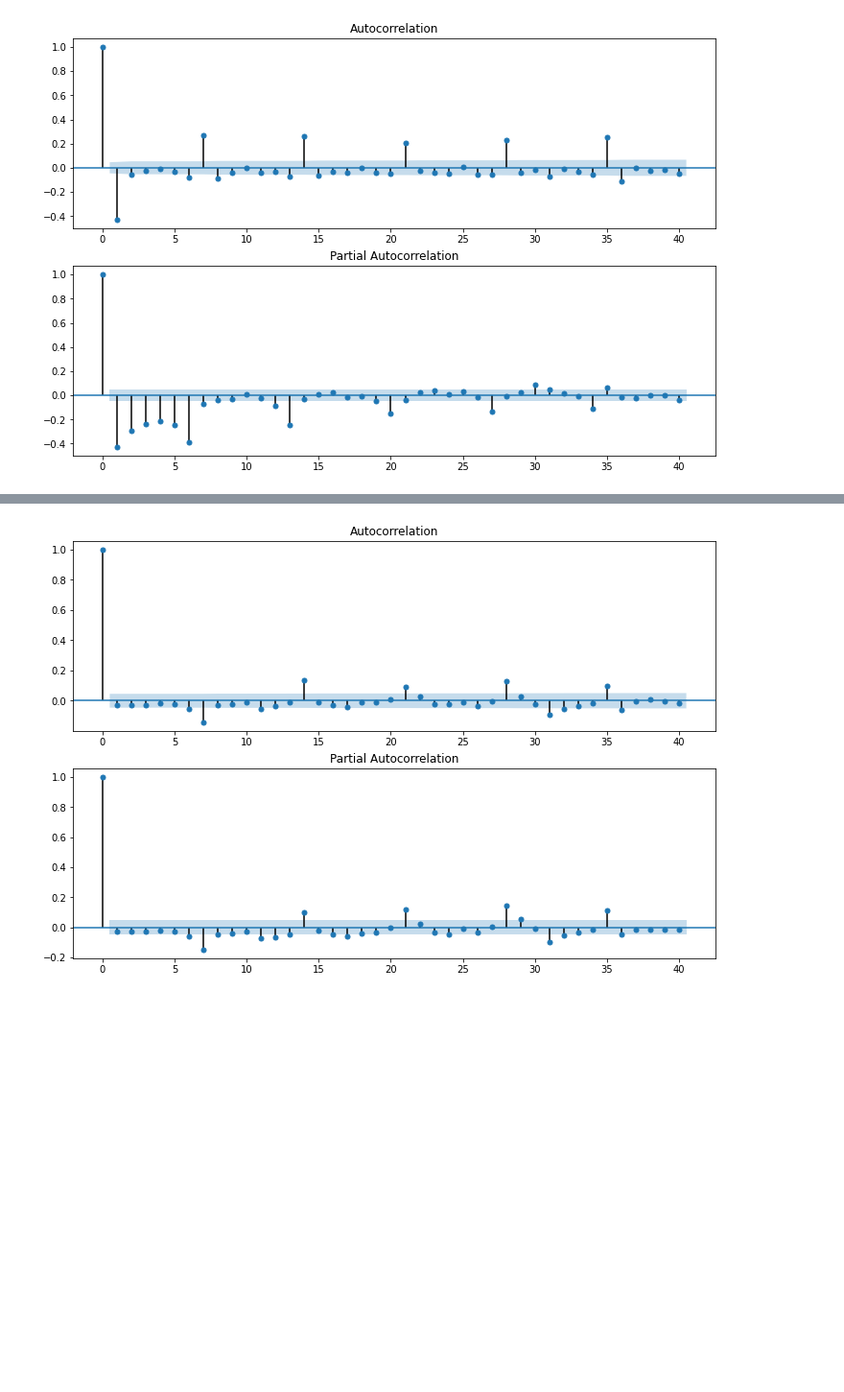
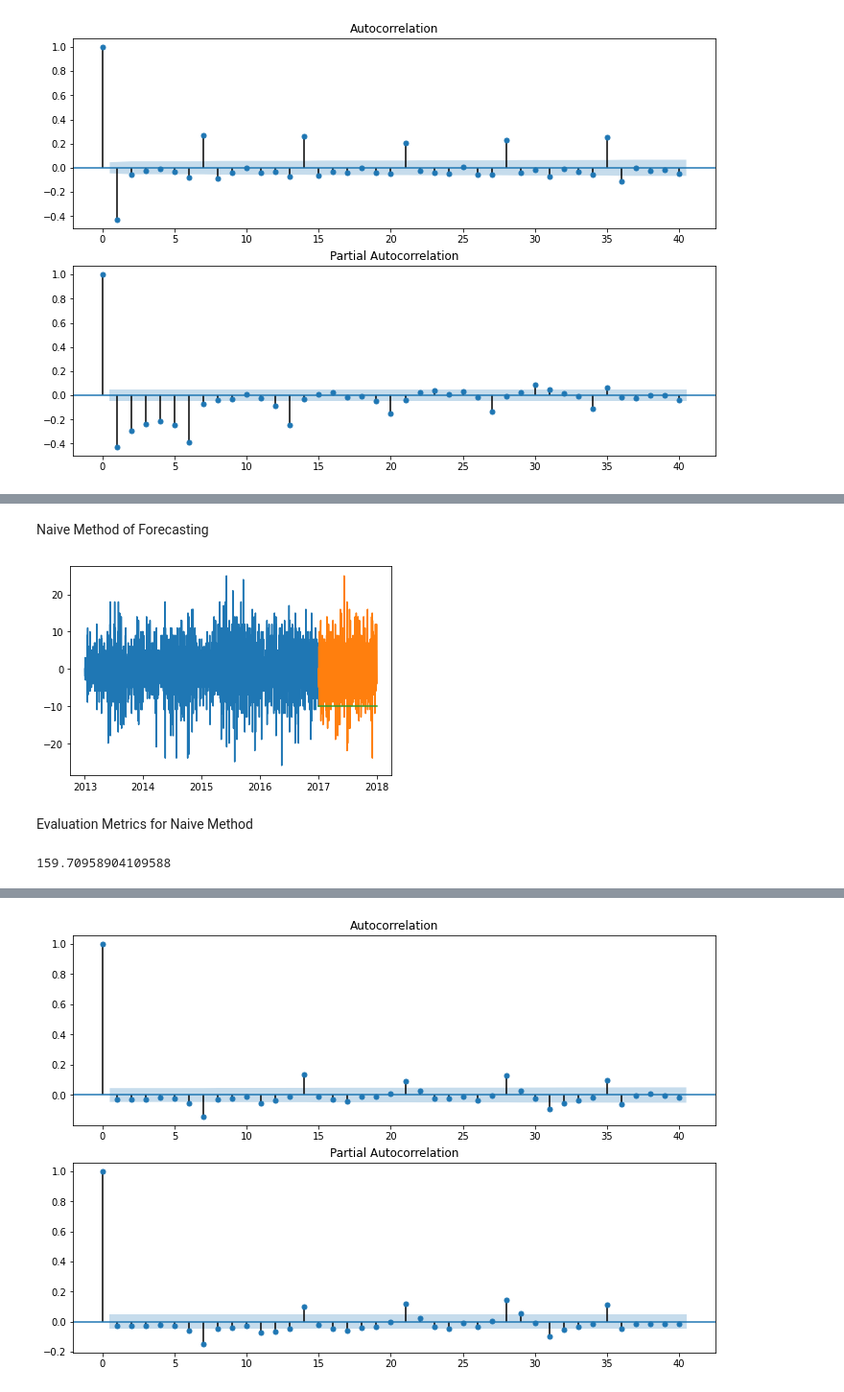
Before and after one commit to aravindh698/TCSION-INTERNSHIP, a Jupyter notebook: tcsion1.ipynb, the cells around one changed output, grey strips where cells are left out. Shown at 96% size. Saved outputs shown, nothing was run; the diff lists cells and outputs as text; code cells hidden in the pictures; blank space fills up the shorter version.

```diff
--- a/tcsion1.ipynb
+++ b/tcsion1.ipynb
@@ -419,0 +518,21 @@ fig = sm.graphics.tsa.plot_pacf(first_diff, lags=40, ax=ax2)
+# %% [markdown]
+Naive Method of Forecasting
+# %%
+
+dd= np.asarray(Train.sales)
+y_hat=Valid.copy()
+y_hat['navie']= dd[len(dd)-1]
+plt.plot(Train.index,Train['sales'])
+plt.plot(Valid.index,Valid['sales'])
+plt.plot(y_hat.index,y_hat['navie'])
+plt.show()
+# %% [output]
+[figure, added]
+# %% [markdown]
+Evaluation Metrics for Naive Method
+# %%
+from sklearn.metrics import mean_squared_error
+rms1=mean_squared_error(Valid.sales,y_hat.navie)
+print(rms1)
+# %% [output]
+159.70958904109588
```
Also changed, not shown: parts of 54 cells of this notebook.
